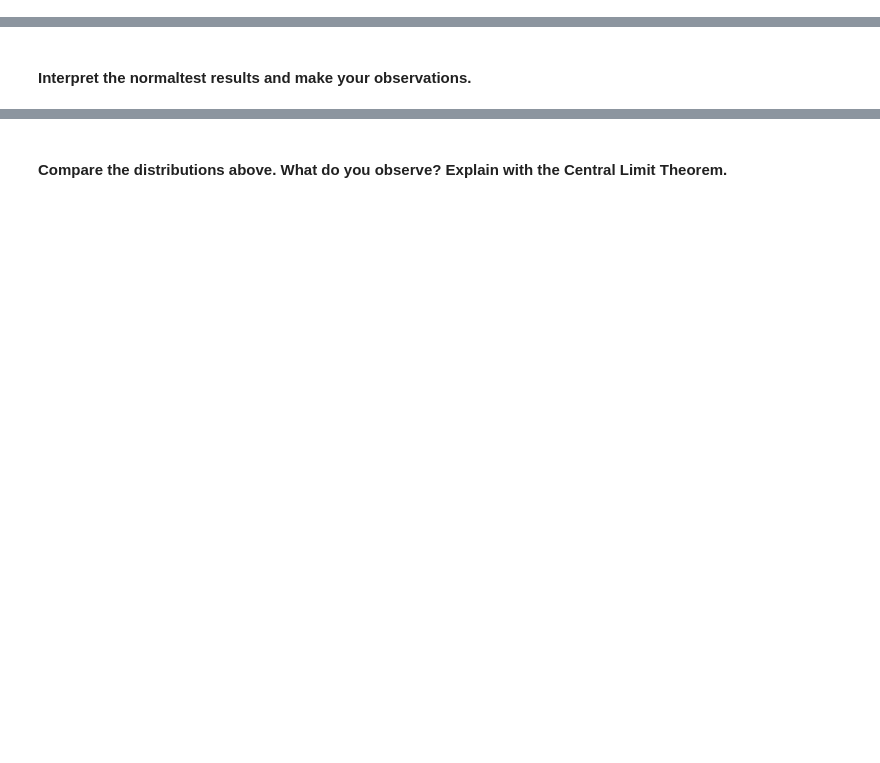
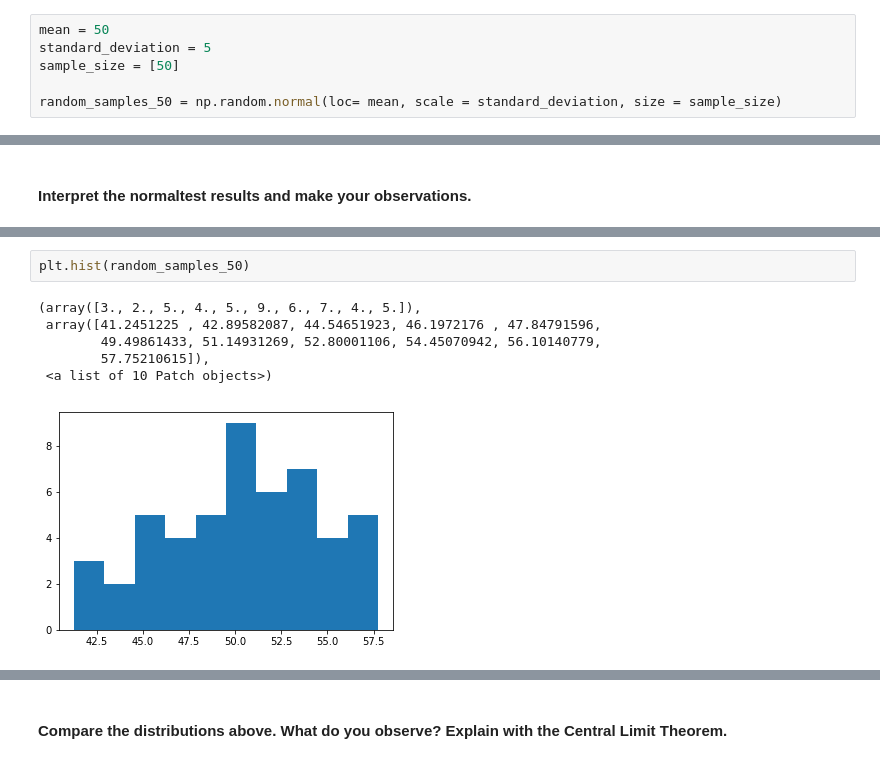
Before and after one commit to ta-data-bcn/lab-probability-dist, a Jupyter notebook: your_code/main.ipynb, the cells around one changed output, grey strips where cells are left out. Cells and saved outputs as stored; diff of their text form; blank space fills up the shorter version.

```diff
--- a/your_code/main.ipynb
+++ b/your_code/main.ipynb
@@ -18,0 +34,6 @@ Use mean=50, standard_deviation=5, and sample_size=[10, 50, 500, 5000] to genera
+# %%
+mean = 50
+standard_deviation = 5
+sample_size = [50]
+
+random_samples_50 = np.random.normal(loc= mean, scale = standard_deviation, size = sample_size)
@@ -34,0 +101,9 @@ Use matplotlib to plot a histogram of each sample.
+# %%
+plt.hist(random_samples_50)
+# %% [output]
+(array([3., 2., 5., 4., 5., 9., 6., 7., 4., 5.]),
+ array([41.2451225 , 42.89582087, 44.54651923, 46.1972176 , 47.84791596,
+        49.49861433, 51.14931269, 52.80001106, 54.45070942, 56.10140779,
+        57.75210615]),
+ <a list of 10 Patch objects>)
+[figure, added]
```
Also changed, not shown: parts of 40 cells of this notebook.
